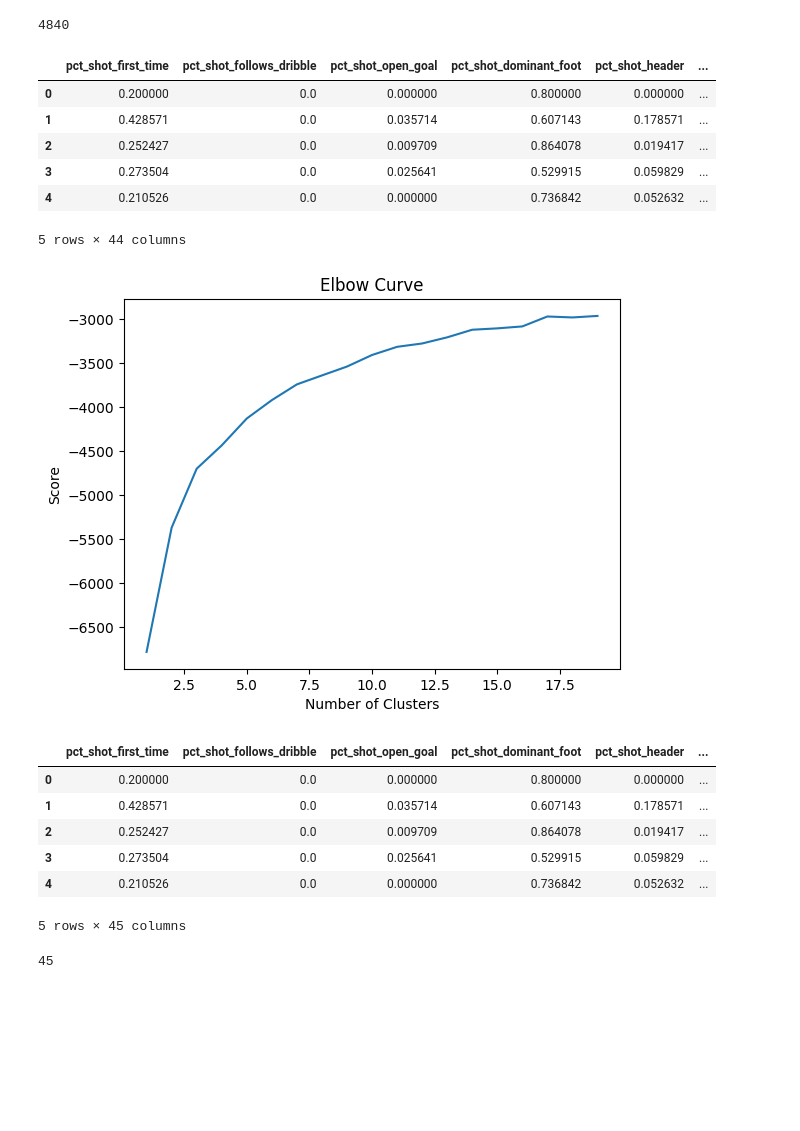
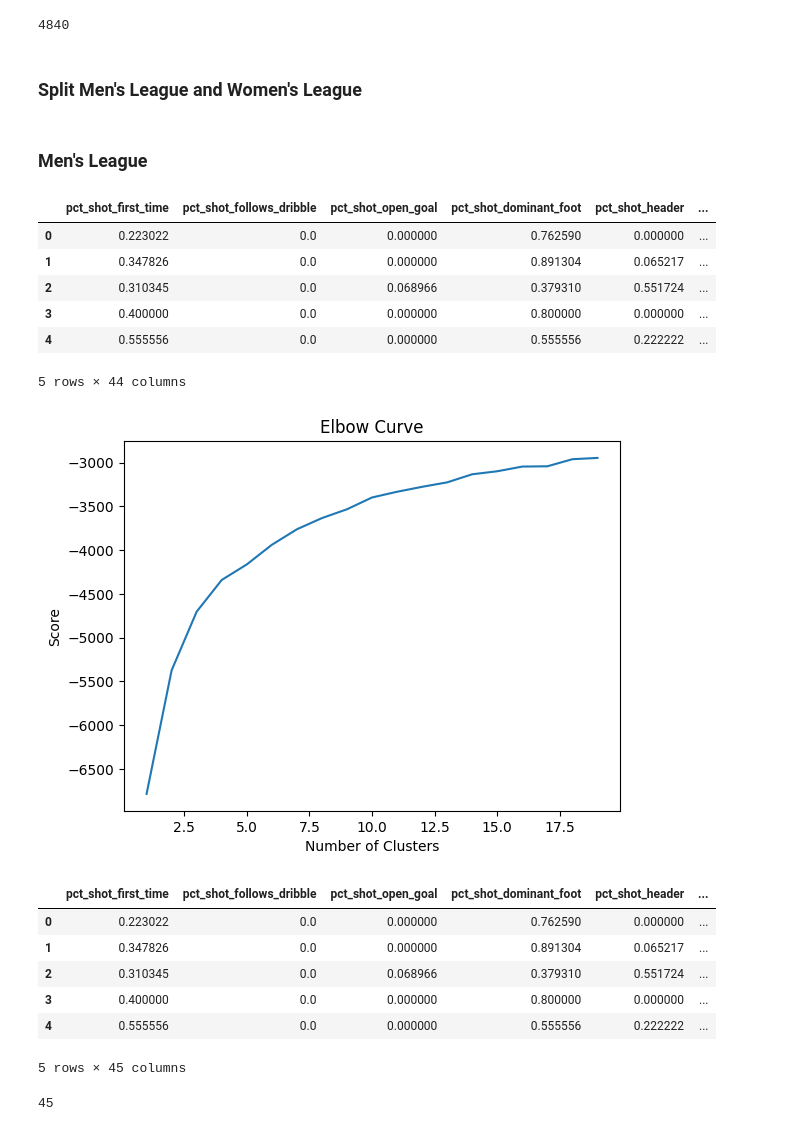
Before and after one commit to sflax91/soccer-analytics-capstone-template, a Jupyter notebook: analysis/k_means_clustering.ipynb, the cells around one changed output. Drawn from its saved outputs; the diff is of its cells as text; code cells hidden in the pictures; blank space fills up the shorter version.

```diff
--- a/analysis/k_means_clustering.ipynb
+++ b/analysis/k_means_clustering.ipynb
@@ -52,17 +52,26 @@ print(len(df))
 4840
 # %%
 df = df.drop(columns=['player_id'])
+# %% [markdown]
+### Split Men's League and Women's League
+# %%
+df_m = df[df['MEN_WOMEN'] == 'M']
+df_m = df.drop(columns=['MEN_WOMEN'])
+df_w = df[df['MEN_WOMEN'] == 'W']
+df_w = df.drop(columns=['MEN_WOMEN'])
+# %% [markdown]
+### Men's League
 # %%
-minmax_processed = preprocessing.MinMaxScaler().fit_transform(df)
-df_numeric_scaled = pd.DataFrame(minmax_processed, index=df.index, columns=df.columns)
+minmax_processed = preprocessing.MinMaxScaler().fit_transform(df_m)
+df_numeric_scaled = pd.DataFrame(minmax_processed, index=df.index, columns=df_m.columns)
 df_numeric_scaled.head()
 # %% [output]
 |  | pct_shot_first_time | pct_shot_follows_dribble | pct_shot_open_goal | pct_shot_dominant_foot | pct_shot_header | ... |
-| 0 | 0.200000 | 0.0 | 0.000000 | 0.800000 | 0.000000 | ... |
-| 1 | 0.428571 | 0.0 | 0.035714 | 0.607143 | 0.178571 | ... |
-| 2 | 0.252427 | 0.0 | 0.009709 | 0.864078 | 0.019417 | ... |
-| 3 | 0.273504 | 0.0 | 0.025641 | 0.529915 | 0.059829 | ... |
-| 4 | 0.210526 | 0.0 | 0.000000 | 0.736842 | 0.052632 | ... |
+| 0 | 0.223022 | 0.0 | 0.000000 | 0.762590 | 0.000000 | ... |
+| 1 | 0.347826 | 0.0 | 0.000000 | 0.891304 | 0.065217 | ... |
+| 2 | 0.310345 | 0.0 | 0.068966 | 0.379310 | 0.551724 | ... |
+| 3 | 0.400000 | 0.0 | 0.000000 | 0.800000 | 0.000000 | ... |
+| 4 | 0.555556 | 0.0 | 0.000000 | 0.555556 | 0.222222 | ... |
 5 rows × 44 columns
 # %%
 Nc = range(1, 20)
@@ -77,18 +86,18 @@ pl.ylabel('Score')
 pl.title('Elbow Curve')
 pl.show()
 # %% [output]
-[figure, old version]
+[figure, new version]
 # %%
-kmeans = KMeans(n_clusters=5)
+kmeans = KMeans(n_clusters=4)
 kmeans.fit(df_numeric_scaled)
-df['cluster'] = kmeans.labels_
-df.head()
+df_m['cluster'] = kmeans.labels_
+df_m.head()
 # %% [output]
 |  | pct_shot_first_time | pct_shot_follows_dribble | pct_shot_open_goal | pct_shot_dominant_foot | pct_shot_header | ... |
-| 0 | 0.200000 | 0.0 | 0.000000 | 0.800000 | 0.000000 | ... |
-| 1 | 0.428571 | 0.0 | 0.035714 | 0.607143 | 0.178571 | ... |
-| 2 | 0.252427 | 0.0 | 0.009709 | 0.864078 | 0.019417 | ... |
-| 3 | 0.273504 | 0.0 | 0.025641 | 0.529915 | 0.059829 | ... |
-| 4 | 0.210526 | 0.0 | 0.000000 | 0.736842 | 0.052632 | ... |
+| 0 | 0.223022 | 0.0 | 0.000000 | 0.762590 | 0.000000 | ... |
+| 1 | 0.347826 | 0.0 | 0.000000 | 0.891304 | 0.065217 | ... |
+| 2 | 0.310345 | 0.0 | 0.068966 | 0.379310 | 0.551724 | ... |
+| 3 | 0.400000 | 0.0 | 0.000000 | 0.800000 | 0.000000 | ... |
+| 4 | 0.555556 | 0.0 | 0.000000 | 0.555556 | 0.222222 | ... |
 5 rows × 45 columns
 # %%
```
Also changed, not shown: parts of 19 cells of this notebook.
